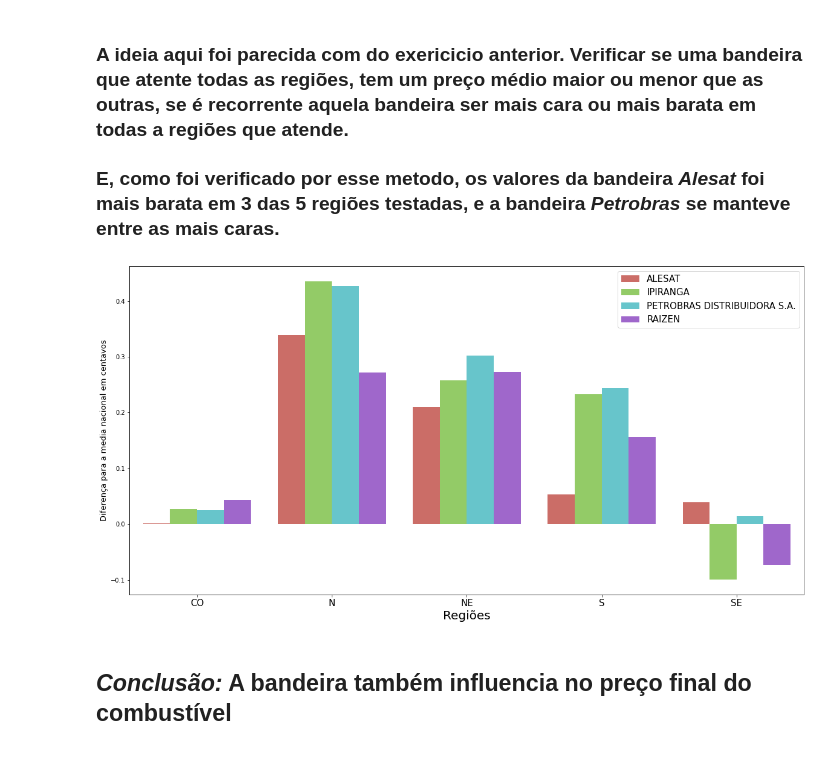
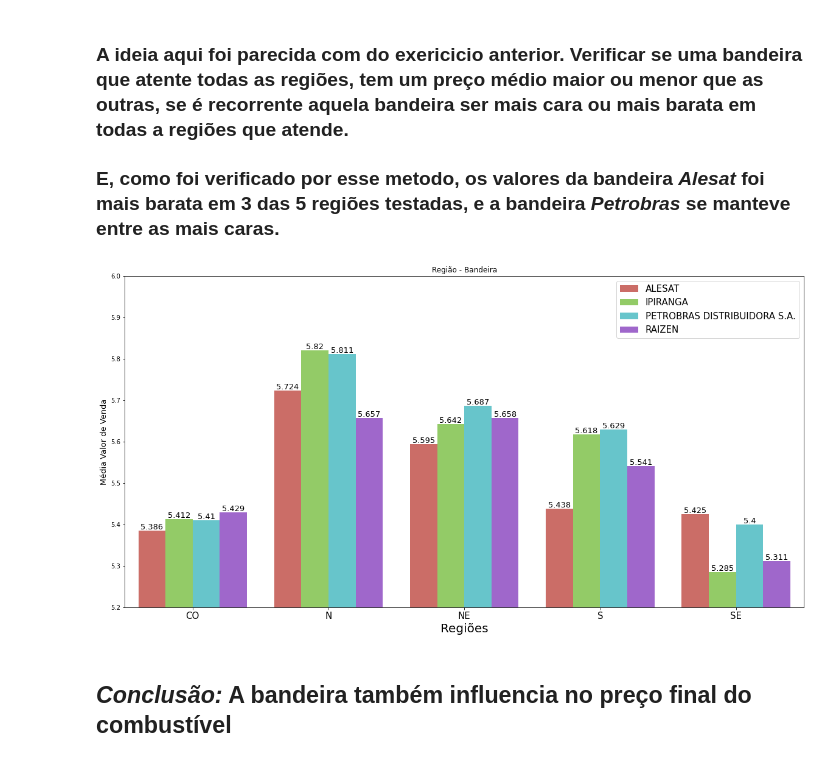
Before and after one commit to Mestevam1976/Projeto_Modulo_4_Resilia_Pandas_Data_Analytics, a Jupyter notebook: modulo-4-pandas-resilia.ipynb, the cells around one changed output. Saved outputs shown, nothing was run; the diff lists cells and outputs as text; code cells hidden in the pictures.

```diff
--- a/modulo-4-pandas-resilia.ipynb
+++ b/modulo-4-pandas-resilia.ipynb
@@ -610,24 +731,31 @@ preco_medio_por_estado_gasolina.style.format(' R$ {:,.2f}').background_gradient(
 # %%
+# Organização dos preços médios por estado do etanol por index
+
 preco_medio_por_estado_gasolina_aditivada = preco_medio_por_estado_gasolina_aditivada.sort_index()
 preco_medio_por_estado_gasolina_aditivada.columns = ['Média']
+
+# Gerando o gráfico
 
 plt.figure(figsize=(15,6))
 plt.title('Preço Médio da Gasolina Aditivada por Estado - Período de Junho a Julho de 2021')
 plt.grid()
 plt.xlabel('Estados')
 plt.ylabel('Valores em Reais')
-plt.plot(preco_medio_por_estado_gasolina_aditivada, label='Preço Médio por Estado')
+plt.plot(preco_medio_por_estado_gasolina_aditivada, label='Preço Médio por Estado',color='royalblue')
 
-## CRIANDO A LINHA DO PREÇO MÉDIO:
+# Gerando linha de preço médio
+
 preco_medio =[]
 n = 27 # Número de Estados da Federação
 contador = 0
 while contador < n:
-    for i in media[1:2].values: # Selecionando apenas a Gasolina
+    for i in media[2:].values: # Selecionando apenas a Gasolina Aditivada
         preco_medio.append(i)
         contador +=1
-plt.plot(preco_medio, label='Preço Médio Nacional')
+plt.plot(preco_medio, label='Preço Médio Nacional',color='orange')
 plt.legend()
+
+# Formatação da saída
 
 preco_medio_por_estado_gasolina_aditivada.style\
                     .format(' R$ {:,.2f}') \
@@ -1050,5 +1200,3 @@ bandeiras = dados_jun_jul[(dados_jun_jul['Bandeira'] == 'RAIZEN')|\
                         (dados_jun_jul['Bandeira'] == 'ALESAT')].groupby(['Região','Bandeira'])
 bandeiras = bandeiras['Valor de Venda'].describe()
 bandeiras.reset_index(inplace=True)
-media_nacional = dados_jun_jul['Valor de Venda'].mean()
-bandeiras['mean'] = bandeiras['mean']- media_nacional
@@ -1058,8 +1208,17 @@ current_palette_7 = sns.color_palette("hls",5)
 sns.set_palette(current_palette_7)
 ax =sns.barplot(x='Bandeira',y='mean',data=bandeiras,hue='Região')
 plt.legend(loc='best', prop={'size':19})
-ax.set_ylabel ( 'Diferença para a media nacional em centavos',fontsize = 13)
+ax.set_ylabel ( 'Média Valor de Venda',fontsize = 13)
 ax.set_xlabel( xlabel='Bandeiras',fontsize = 20)
 plt.xticks(fontsize=15)
-print()
+plt.title('Bandeira - Região')
+ax.set_ylim([5.2,6])
+for i in ax.patches:
+    ax.annotate(i.get_height().round(3),
+                  (i.get_x() + i.get_width() / 2, i.get_height()),
+                  ha='center',
+                  fontsize=13,
+                  color='black',
+                  xytext=(0, 2),
+                  textcoords='offset points')
 # %% [output]
@@ -1202,19 +1361,28 @@ bandeiras = dados_jun_jul[(dados_jun_jul['Bandeira'] == 'RAIZEN')|\
 bandeiras = bandeiras['Valor de Venda'].describe()
 bandeiras.reset_index(inplace=True)
 media_nacional = dados_jun_jul['Valor de Venda'].mean()
-bandeiras['mean'] = bandeiras['mean']- media_nacional
 # %%
 plt.figure(figsize=(20,10))
 current_palette_7 = sns.color_palette("hls",4)
 sns.set_palette(current_palette_7)
 ax =sns.barplot(x='Região',y='mean',hue='Bandeira',data=bandeiras)
 plt.legend(loc='best',prop={'size':15})
-ax.set_ylabel ( 'Diferença para a media nacional em centavos',fontsize = 13)
+ax.set_ylabel ( 'Média Valor de Venda',fontsize = 13)
 ax.set_xlabel( xlabel='Regiões',fontsize = 20)
+ax.set_ylim([5.2,6])
 plt.xticks(fontsize=15)
-print()
+plt.title('Região - Bandeira')
+ax.set_ylim([5.2,6])
+for i in ax.patches:
+    ax.annotate(i.get_height().round(3),
+                  (i.get_x() + i.get_width() / 2, i.get_height()),
+                  ha='center',
+                  fontsize=13,
+                  color='black',
+                  xytext=(0, 2),
+                  textcoords='offset points')
 # %% [output]
-[figure, old version]
+[figure, new version]
 # %% [markdown]
 <h2><b><i>Conclusão:</i> A bandeira também influencia no preço final do combustível</b><h2>
 # %% [markdown]
```
Also changed, not shown: parts of 92 cells of this notebook.
